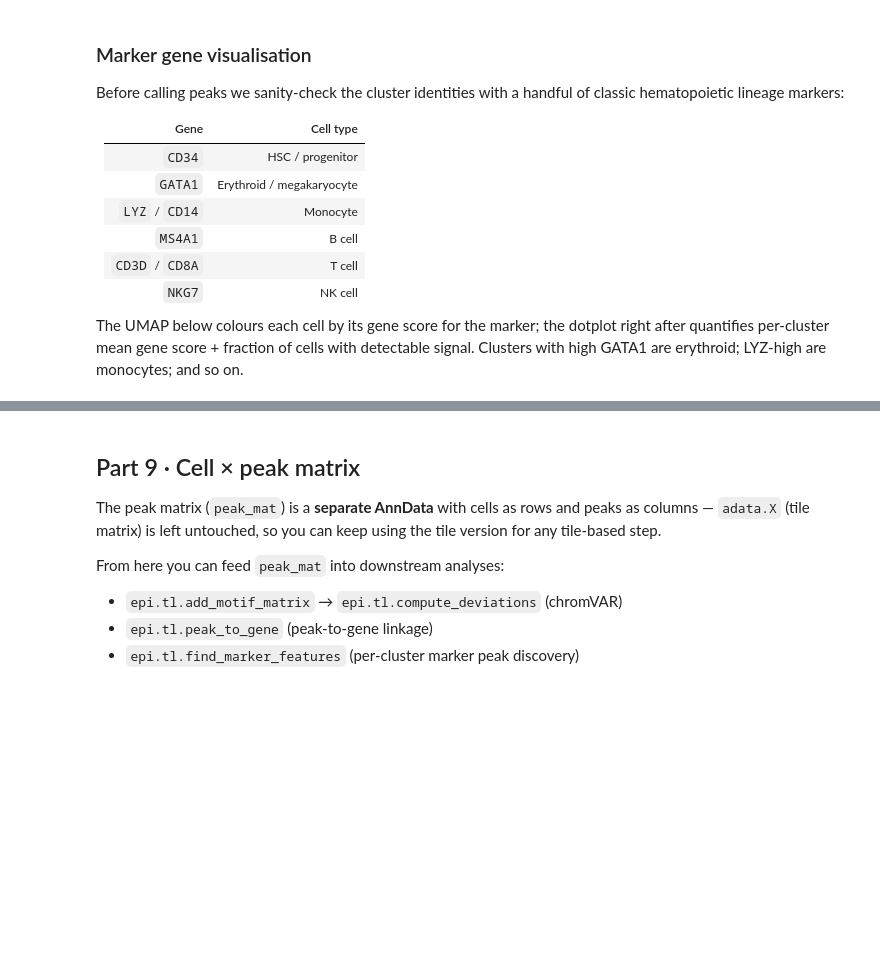
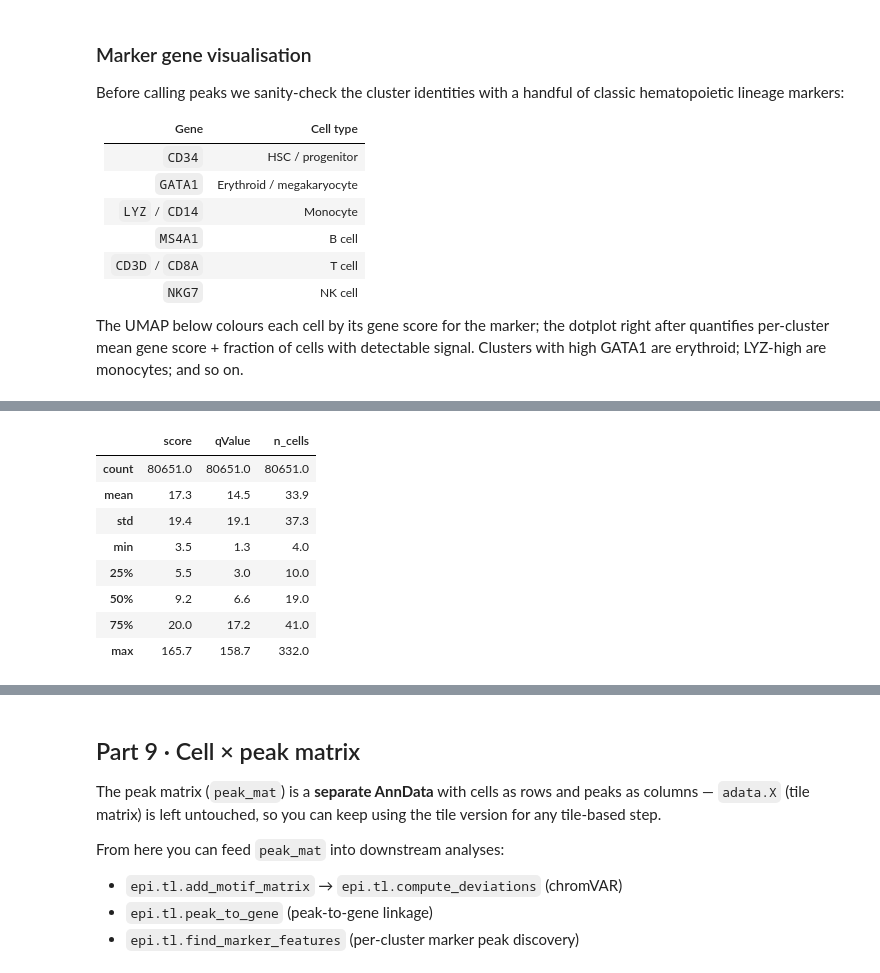
Before and after one commit to aristoteleo/epione, a Jupyter notebook: epione_guide/tutorials/single/t_preprocess.ipynb, the cells around one changed output, grey strips where cells are left out. Saved outputs shown, nothing was run; the diff lists cells and outputs as text; code cells hidden in the pictures; blank space fills up the shorter version.

```diff
--- a/epione_guide/tutorials/single/t_preprocess.ipynb
+++ b/epione_guide/tutorials/single/t_preprocess.ipynb
@@ -634,0 +603,15 @@ Wall time: 3.98 s
+# %%
+# Columns: ``score`` = -log10 p of the scan, ``qValue`` = -log10 BH q,
+# ``n_cells`` = distinct cells with an insertion in the window,
+# ``group`` = the cluster that contributed the peak.
+peaks[['score', 'qValue', 'n_cells']].describe().round(1)
+# %% [output]
+|  | score | qValue | n_cells |
+| count | 80651.0 | 80651.0 | 80651.0 |
+| mean | 17.3 | 14.5 | 33.9 |
+| std | 19.4 | 19.1 | 37.3 |
+| min | 3.5 | 1.3 | 4.0 |
+| 25% | 5.5 | 3.0 | 10.0 |
+| 50% | 9.2 | 6.6 | 19.0 |
+| 75% | 20.0 | 17.2 | 41.0 |
+| max | 165.7 | 158.7 | 332.0 |
```
Also changed, not shown: parts of 24 cells of this notebook, 3 other files.
